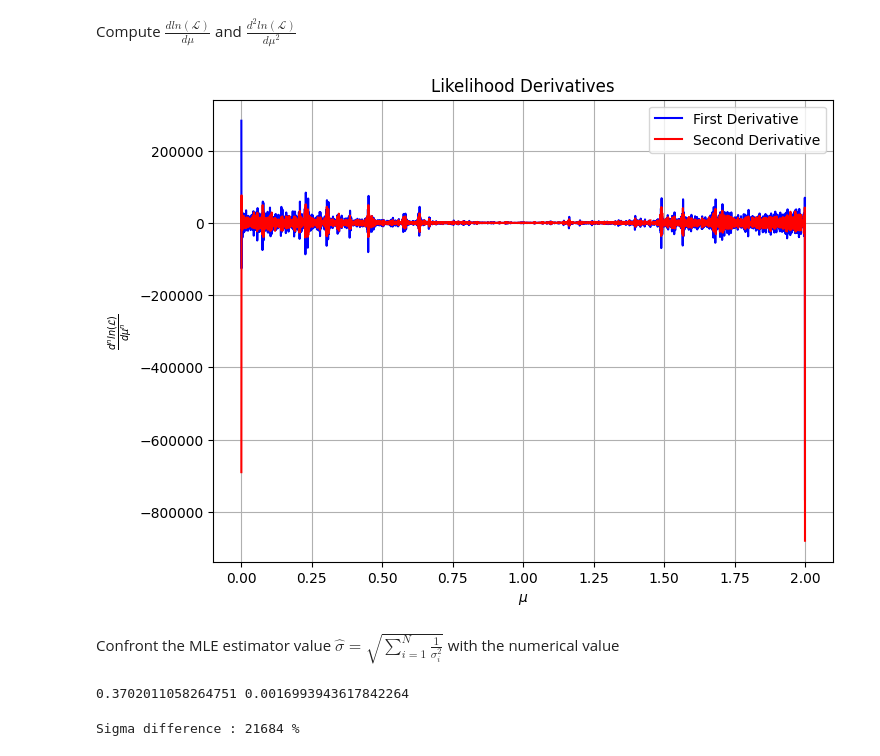
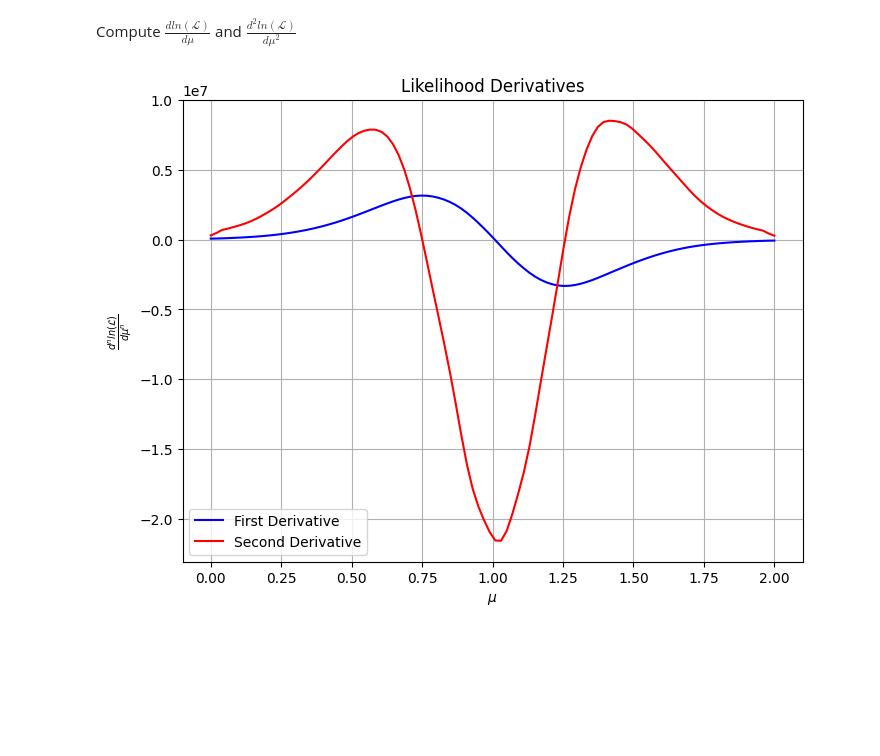
Before and after one commit to Richardforphys/AstroStatistics, a Jupyter notebook: AML/Notebooks/AstroStatistics/quas_po.ipynb, the cells around one changed output. Drawn from its saved outputs; the diff is of its cells as text; code cells hidden in the pictures; blank space fills up the shorter version.

```diff
--- a/AML/Notebooks/AstroStatistics/quas_po.ipynb
+++ b/AML/Notebooks/AstroStatistics/quas_po.ipynb
@@ -147,8 +155,9 @@ Generalize your code from above to this case
 # %% [markdown]
 Sigma distribution
 # %%
+N      = 1000
 sigmas = norm.rvs(loc=0.2, scale=0.05, size=N) # Normally distributed errors
-datas  = np.array([norm.rvs(loc=1, scale=np.abs(s), size=1) for s in sigmas]) #Normally distributed data, each one with a random sigma
+datas  = np.array([norm.rvs(loc=1, scale=s, size=1) for s in sigmas])
 # %%
 fig, axs = plt.subplots(1,2, figsize=(15,5))
 
@@ -169,6 +178,7 @@ Text(0.5, 1.0, 'Data Distribution')
 # %% [markdown]
 Generate some means and compute $ln(\mathcal{L})$ for every value of $\mu$
 # %%
-muss = np.linspace(0,2,N)
+M = 100
+muss = np.linspace(0,2,M)
 # %%
-LogL = np.array([np.sum(np.log(pdf(data, m, s))) for s,m in zip(sigmas,muss)])
+LogL = np.array([np.sum(pdf(datas, m, sigmas)) for m in muss])
@@ -202,14 +211,20 @@ d2L = sav(LogL, int(LogL.shape[0]/300) , 10, 2)
+# %%
+FST = np.gradient(LogL, muss)
+SND = np.gradient(FST, muss)
+
+# Ensure second derivative is negative
+SND_max = SND[LogL.argmax()]
+if SND_max >= 0:
+    raise ValueError("Second derivative at maximum likelihood is not negative. Check LogL behavior.")
 # %%
 # Plot the function and its derivatives
 plt.figure(figsize=(8, 6))
-plt.plot(muss, dL, label="First Derivative", color='blue')
-plt.plot(muss, d2L, label="Second Derivative", color='red')
+plt.plot(muss, FST, label="First Derivative", color='blue')
+plt.plot(muss, SND, label="Second Derivative", color='red')
 plt.xlabel(r"$\mu$")
 plt.ylabel(r"$\frac{d^{n}ln(\mathcal{L})}{d\mu^{n}}$")
 plt.legend()
 plt.title("Likelihood Derivatives")
 plt.grid()
 # %% [output]
-[figure, old version]
+[figure, new version]
-# %% [markdown]
-Confront the MLE estimator value $\hat{\sigma} = \sqrt{\sum_{i=1}^{N} \frac{1}{\sigma_{i}^{2}}}$ with the numerical value
@@ -220,8 +230,0 @@ MLE_sigma_num = 1/np.sqrt((-1. * d2L[LogL.argmax()]))
-# %%
-print(MLE_sigma_num, MLE_sigma_est)
-# %% [output]
-0.3702011058264751 0.0016993943617842264
-# %%
-print(f'Sigma difference : {int(np.abs(MLE_sigma_est-MLE_sigma_num)/MLE_sigma_est*100)} %')
-# %% [output]
-Sigma difference : 21684 %
```
Also changed, not shown: parts of 28 cells of this notebook.
